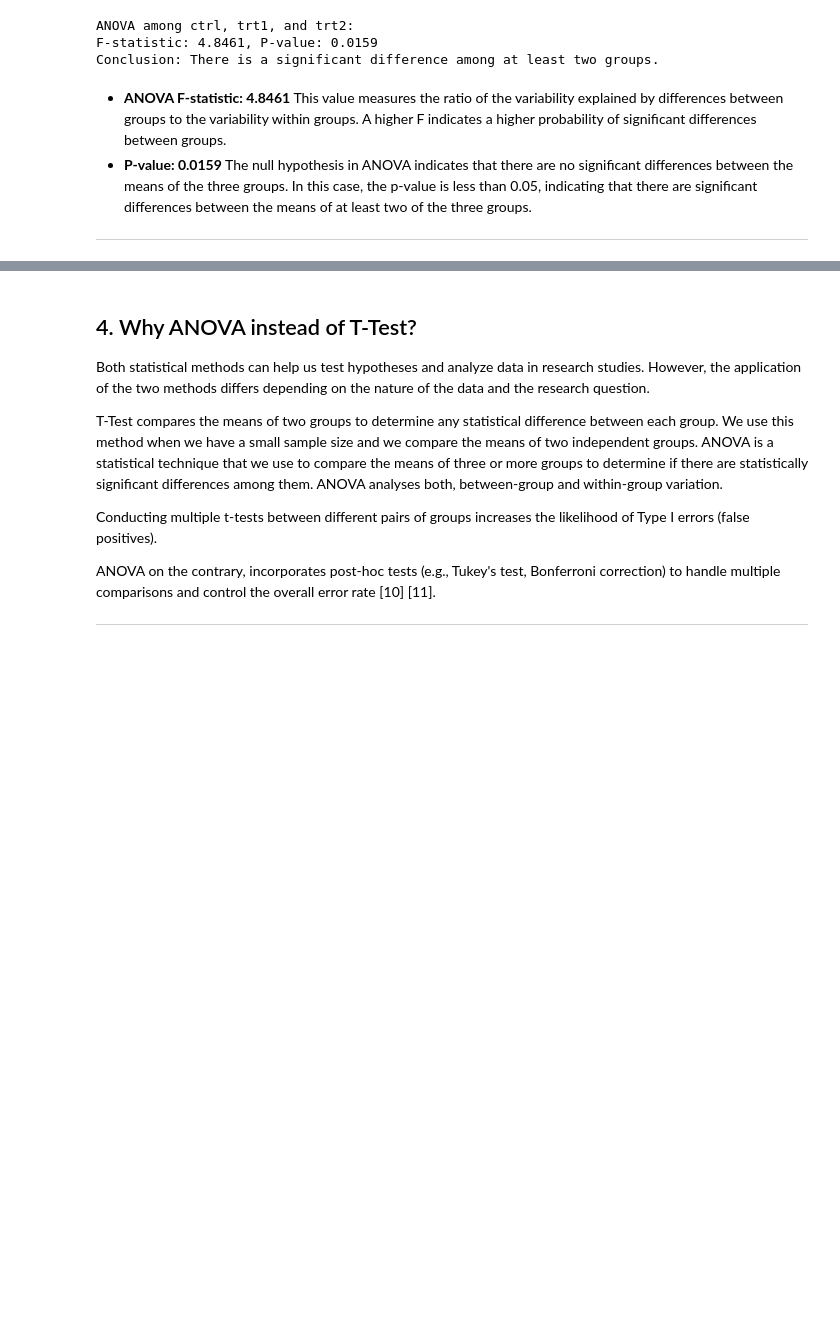
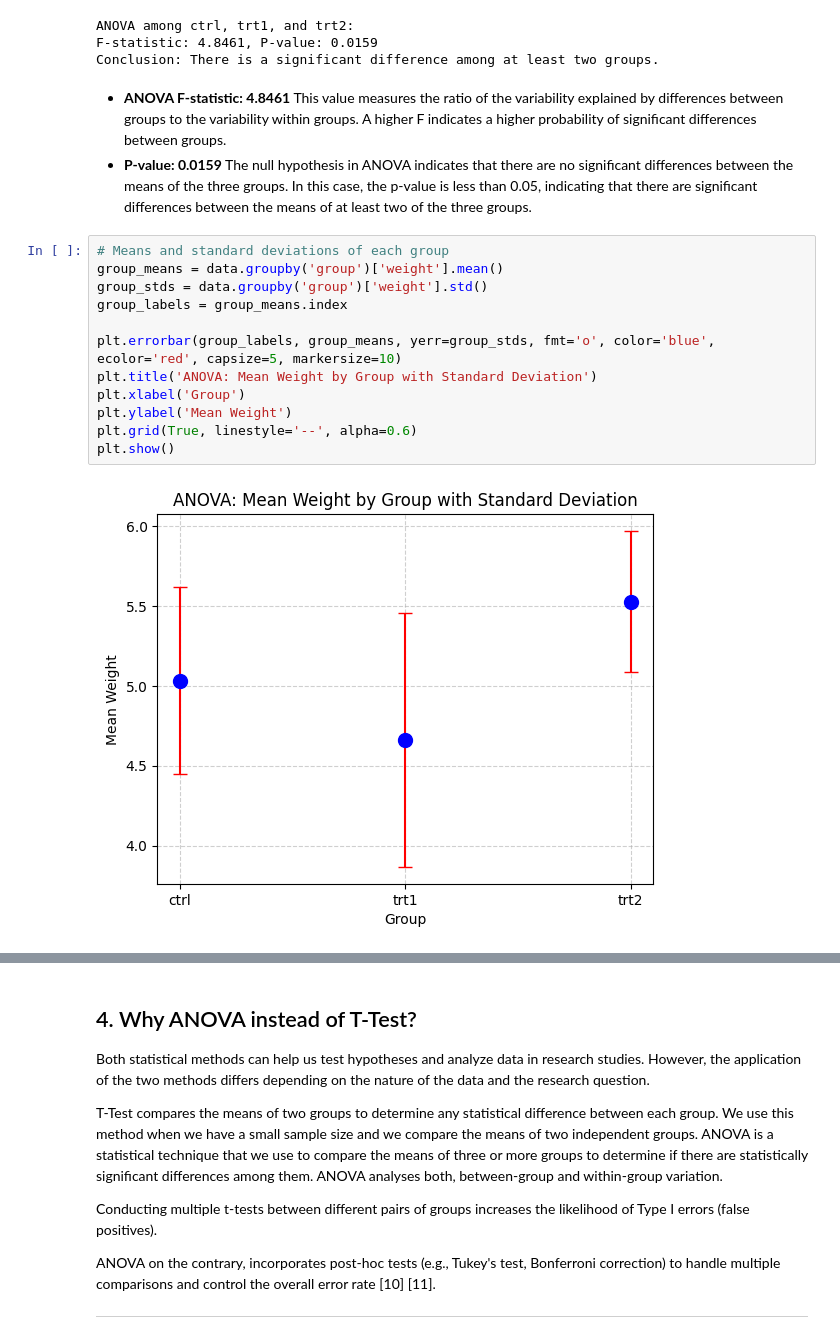
Before and after one commit to StefaniaVerduga/applied-statistics, a Jupyter notebook: project.ipynb, the cells around one changed output, grey strips where cells are left out. Saved outputs shown, nothing was run; the diff lists cells and outputs as text; blank space fills up the shorter version.

```diff
--- a/project.ipynb
+++ b/project.ipynb
@@ -230,4 +255,17 @@ This value measures the ratio of the variability explained by differences betwee
 - **P-value: 0.0159**
 The null hypothesis in ANOVA indicates that there are no significant differences between the means of the three groups.
 In this case, the p-value is less than 0.05, indicating that there are significant differences between the means of at least two of the three groups.
-***
+# %%
+# Means and standard deviations of each group
+group_means = data.groupby('group')['weight'].mean()
+group_stds = data.groupby('group')['weight'].std()
+group_labels = group_means.index
+
+plt.errorbar(group_labels, group_means, yerr=group_stds, fmt='o', color='blue', ecolor='red', capsize=5, markersize=10)
+plt.title('ANOVA: Mean Weight by Group with Standard Deviation')
+plt.xlabel('Group')
+plt.ylabel('Mean Weight')
+plt.grid(True, linestyle='--', alpha=0.6)
+plt.show()
+# %% [output]
+[figure, added]
```
Also changed, not shown: parts of 5 cells of this notebook.
